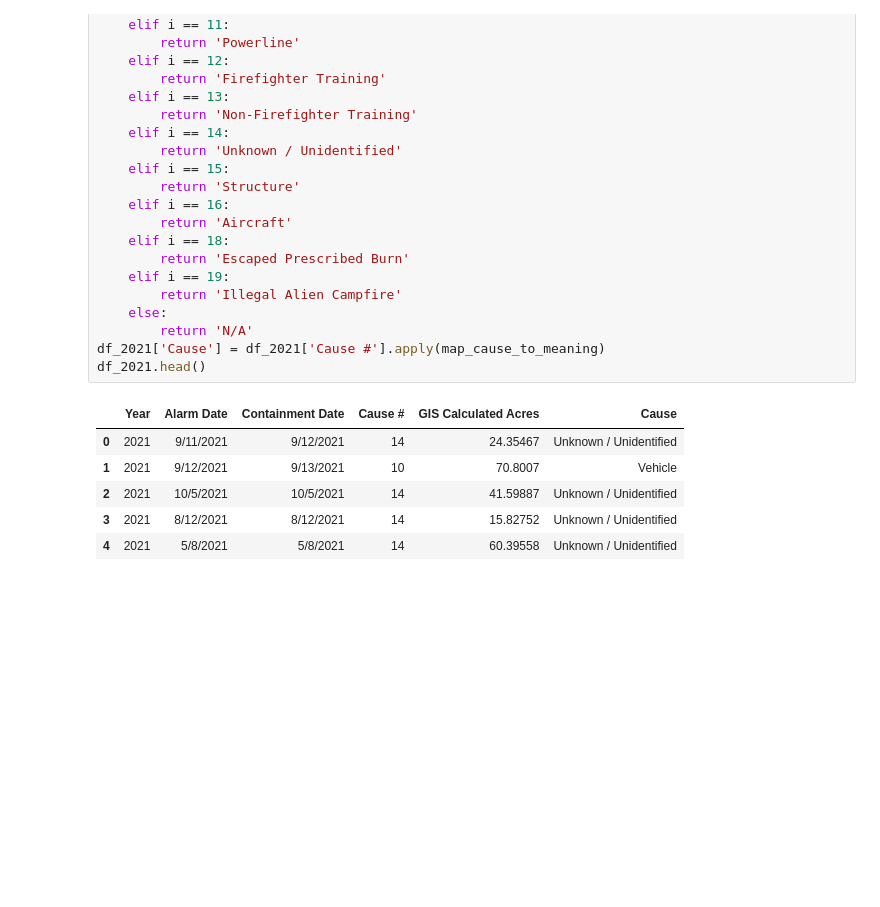
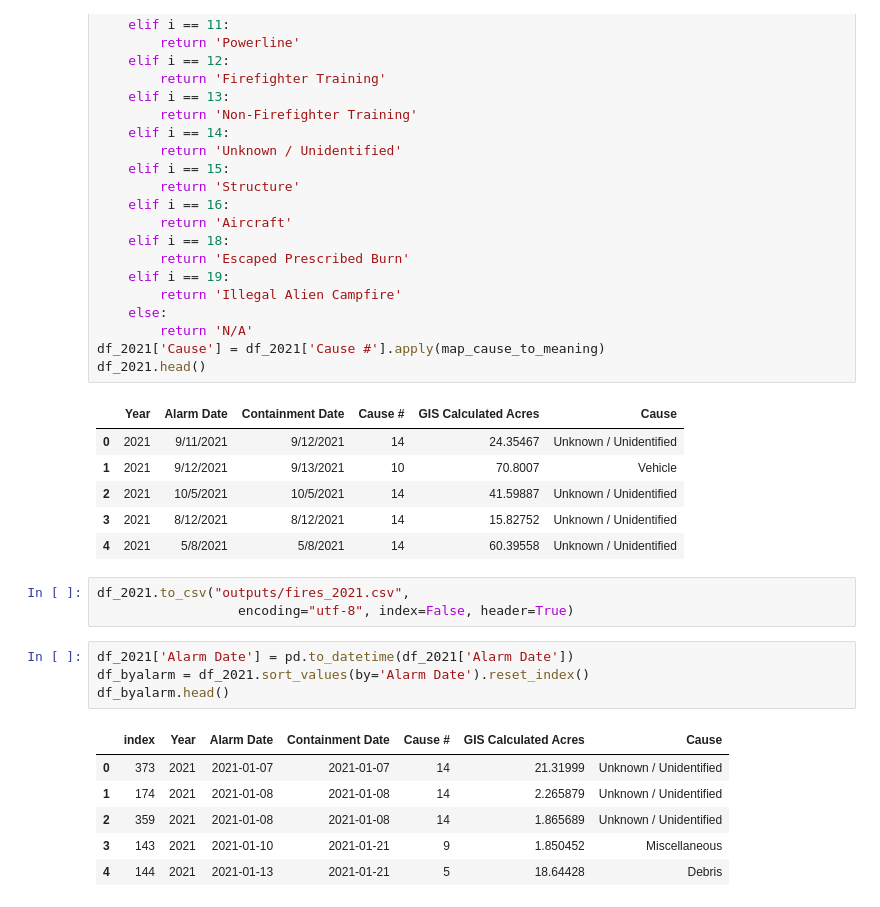
Before and after one commit to epsilonite/pandas-project, a Jupyter notebook: California Wildfire Seasonality/Eddie/CA-Wildfire-2021.ipynb, the cells around one changed output. Saved outputs shown, nothing was run; the diff lists cells and outputs as text; blank space fills up the shorter version.

```diff
--- a/California Wildfire Seasonality/Eddie/CA-Wildfire-2021.ipynb
+++ b/California Wildfire Seasonality/Eddie/CA-Wildfire-2021.ipynb
@@ -113,3 +113,17 @@ df_2021.head()
 | 2 | 2021 | 10/5/2021 | 10/5/2021 | 14 | 41.59887 | Unknown / Unidentified |
 | 3 | 2021 | 8/12/2021 | 8/12/2021 | 14 | 15.82752 | Unknown / Unidentified |
 | 4 | 2021 | 5/8/2021 | 5/8/2021 | 14 | 60.39558 | Unknown / Unidentified |
+# %%
+df_2021.to_csv("outputs/fires_2021.csv",
+                  encoding="utf-8", index=False, header=True)
+# %%
+df_2021['Alarm Date'] = pd.to_datetime(df_2021['Alarm Date'])
+df_byalarm = df_2021.sort_values(by='Alarm Date').reset_index()
+df_byalarm.head()
+# %% [output]
+|  | index | Year | Alarm Date | Containment Date | Cause # | GIS Calculated Acres | Cause |
+| 0 | 373 | 2021 | 2021-01-07 | 2021-01-07 | 14 | 21.31999 | Unknown / Unidentified |
+| 1 | 174 | 2021 | 2021-01-08 | 2021-01-08 | 14 | 2.265879 | Unknown / Unidentified |
+| 2 | 359 | 2021 | 2021-01-08 | 2021-01-08 | 14 | 1.865689 | Unknown / Unidentified |
+| 3 | 143 | 2021 | 2021-01-10 | 2021-01-21 | 9 | 1.850452 | Miscellaneous |
+| 4 | 144 | 2021 | 2021-01-13 | 2021-01-21 | 5 | 18.64428 | Debris |
```
Also changed, not shown: parts of 4 cells of this notebook, 10 other files.
